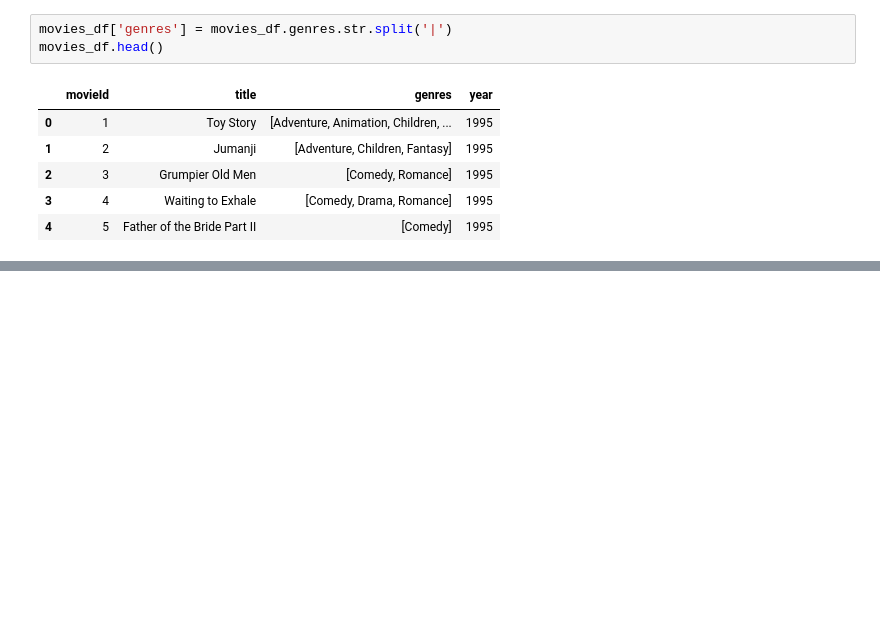
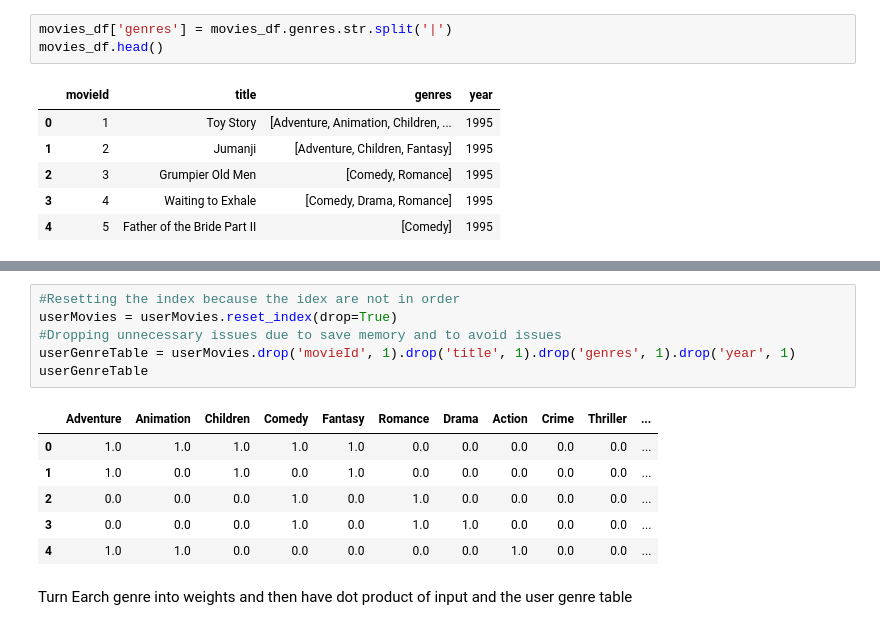
Before and after one commit to manikv12/CONTENT-BASED-FILTERING-Recommendation-system-, a Jupyter notebook: CONTENT-BASED-FILTERING-Recommendation-system.ipynb, the cells around one changed output, grey strips where cells are left out. Cells and saved outputs as stored; diff of their text form; blank space fills up the shorter version.

```diff
--- a/CONTENT-BASED-FILTERING-Recommendation-system.ipynb
+++ b/CONTENT-BASED-FILTERING-Recommendation-system.ipynb
@@ -94,0 +183,15 @@ moviesWithGenres_df.head()
+# %%
+#Resetting the index because the idex are not in order
+userMovies = userMovies.reset_index(drop=True)
+#Dropping unnecessary issues due to save memory and to avoid issues
+userGenreTable = userMovies.drop('movieId', 1).drop('title', 1).drop('genres', 1).drop('year', 1)
+userGenreTable
+# %% [output]
+|  | Adventure | Animation | Children | Comedy | Fantasy | Romance | Drama | Action | Crime | Thriller | ... |
+| 0 | 1.0 | 1.0 | 1.0 | 1.0 | 1.0 | 0.0 | 0.0 | 0.0 | 0.0 | 0.0 | ... |
+| 1 | 1.0 | 0.0 | 1.0 | 0.0 | 1.0 | 0.0 | 0.0 | 0.0 | 0.0 | 0.0 | ... |
+| 2 | 0.0 | 0.0 | 0.0 | 1.0 | 0.0 | 1.0 | 0.0 | 0.0 | 0.0 | 0.0 | ... |
+| 3 | 0.0 | 0.0 | 0.0 | 1.0 | 0.0 | 1.0 | 1.0 | 0.0 | 0.0 | 0.0 | ... |
+| 4 | 1.0 | 1.0 | 0.0 | 0.0 | 0.0 | 0.0 | 0.0 | 1.0 | 0.0 | 0.0 | ... |
+# %% [markdown]
+Turn Earch genre into weights and then have dot product of input and the user genre table
```
Also changed, not shown: parts of 21 cells of this notebook.
